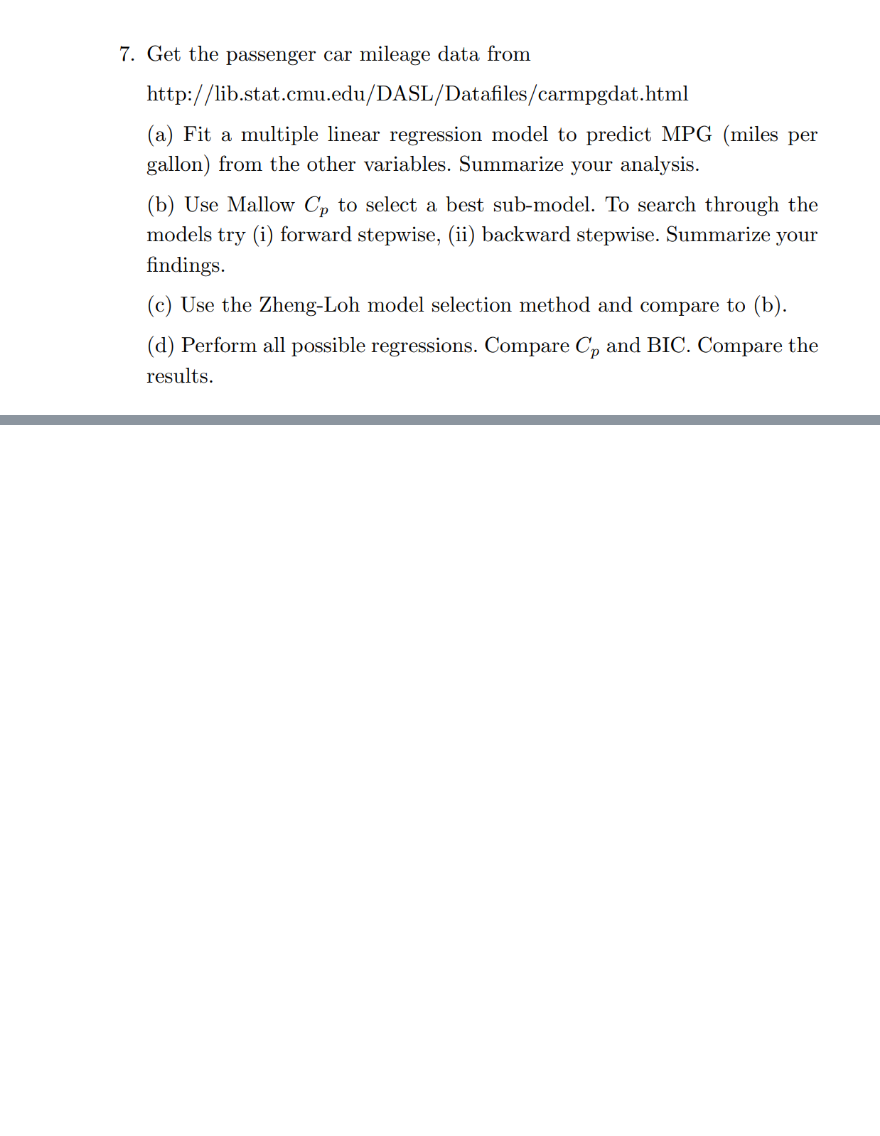
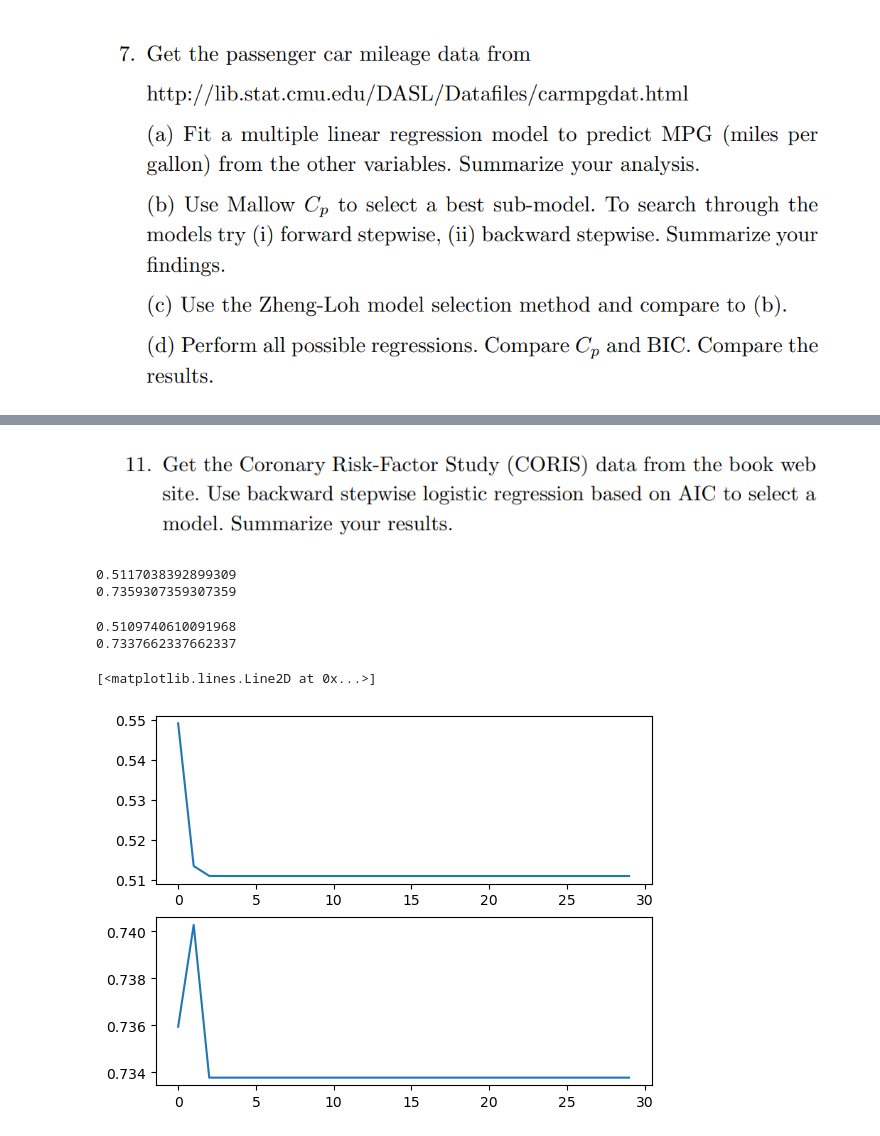
Before and after one commit to Stephen-Hodgson/All_of_Statistics, a Jupyter notebook: 13_Linear_Regression.ipynb, the cells around one changed output, grey strips where cells are left out. Drawn from its saved outputs; the diff is of its cells as text; code cells hidden in the pictures; blank space fills up the shorter version.

Commit message:
Chapter 13 Regression
Chapter 13 Regression

```diff
--- a/13_Linear_Regression.ipynb
+++ b/13_Linear_Regression.ipynb
@@ -191,0 +506,2 @@ dict
+# %% [markdown]
+![image.png](attachment:image.png)
@@ -192,3 +532,53 @@ dict
+# %%
+book_beta = np.array([-6.145, 0.007, 0.079, 0.174, 0.019, 0.925, 0.04, -0.063, 0.000, 0.045])
+
+book_predictions = predict(np.insert(X.to_numpy(), 0, 1, axis = 1), Y.to_numpy(), book_beta)
+# %%
+bookp, _, bookloss, bookaccuracy = book_predictions
+
+print(bookloss)
+print(bookaccuracy)
+# %% [output]
+0.5117038392899309
+0.7359307359307359
+# %%
+def logistic_regression(X, Y, steps = 100, record_loss = False):
+
+    if len(X.shape) == 1:
+        X = X.reshape(len(X), 1)
+    X = np.insert(X, 0, 1, axis = 1)
+    n, k = X.shape
+
+    #beta = np.random.uniform(low = -1, high = 1, size = k)
+    #beta[0] = -5
+    beta = 0.5 * book_beta
+    losses = np.array([])
+    accuracies = np.array([])
+
+    for _ in range(steps):
+        p, beta_next, loss, accuracy = predict(X, Y, beta)
+        if record_loss:
+            losses = np.append(losses, loss)
+            accuracies = np.append(accuracies, accuracy)
+        beta = beta_next
+
+    return p, beta, losses, accuracies
+# %%
+p, beta, losses, accuracies = logistic_regression(X.to_numpy(), Y.to_numpy(), steps=30, record_loss=True)
+print(losses[-1])
+print(accuracies[-1])
+# %% [output]
+0.5109740610091968
+0.7337662337662337
+# %%
+plt.subplot(2, 1, 1)
+plt.plot(losses)
+plt.subplot(2, 1, 2)
+plt.plot(accuracies)
+#plt.yscale('log')
+# %% [output]
+[<matplotlib.lines.Line2D at 0x...>]
+[figure, added]
 # %%
 print(beta)
 # %% [output]
```
Also changed, not shown: parts of 64 cells of this notebook.
